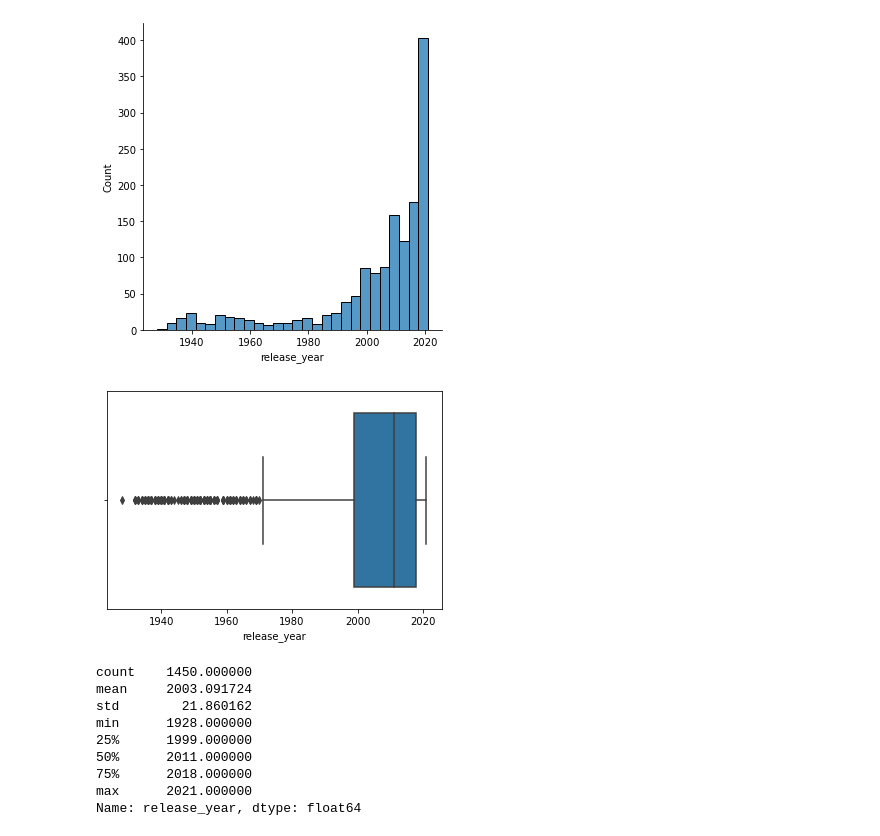
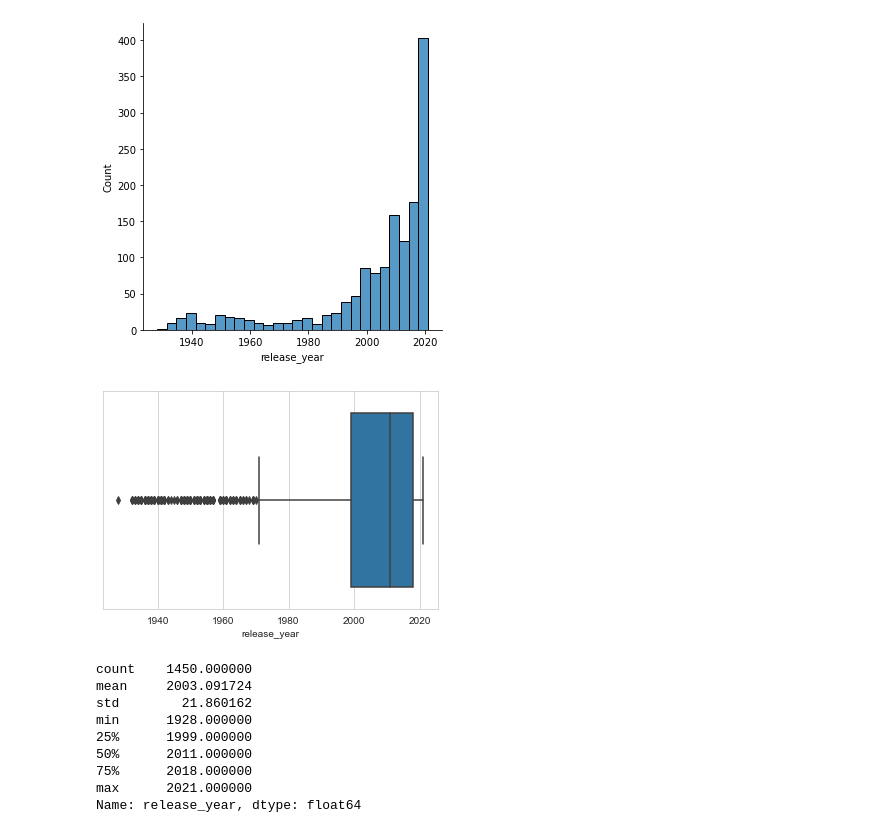
Before and after one commit to mkeogh-ire/-UCDPA_MarkKeogh, a Jupyter notebook: Code/ProjectFile_MarkKeogh.ipynb, the cells around one changed output. Cells and saved outputs as stored; diff of their text form; code cells hidden in the pictures.

```diff
--- a/Code/ProjectFile_MarkKeogh.ipynb
+++ b/Code/ProjectFile_MarkKeogh.ipynb
@@ -399,10 +399,11 @@ plt.show()
 # %% [output]
 [figure]
 # %%
+sns.set_style("whitegrid")
 sns.boxplot(df['release_year'])
 plt.show()
 # %% [output]
-[figure, old version]
+[figure, new version]
 # %%
 df['release_year'].describe()
 # %% [output]
```
Also changed, not shown: parts of 2 cells of this notebook.
